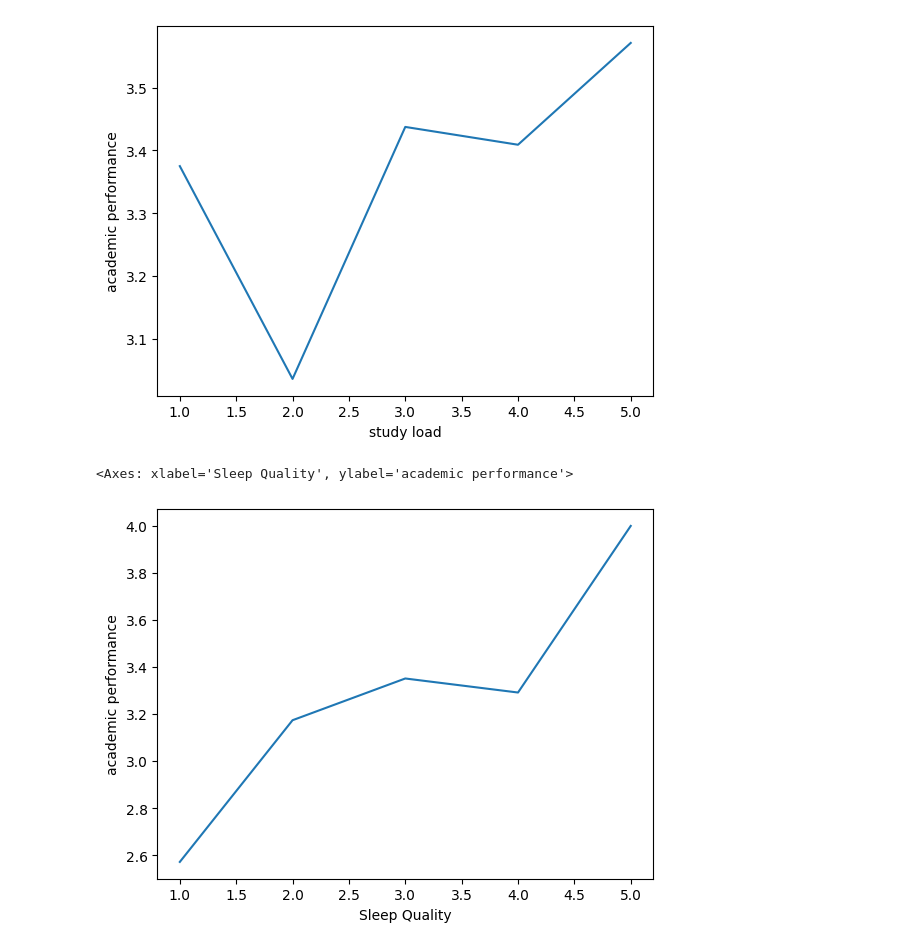
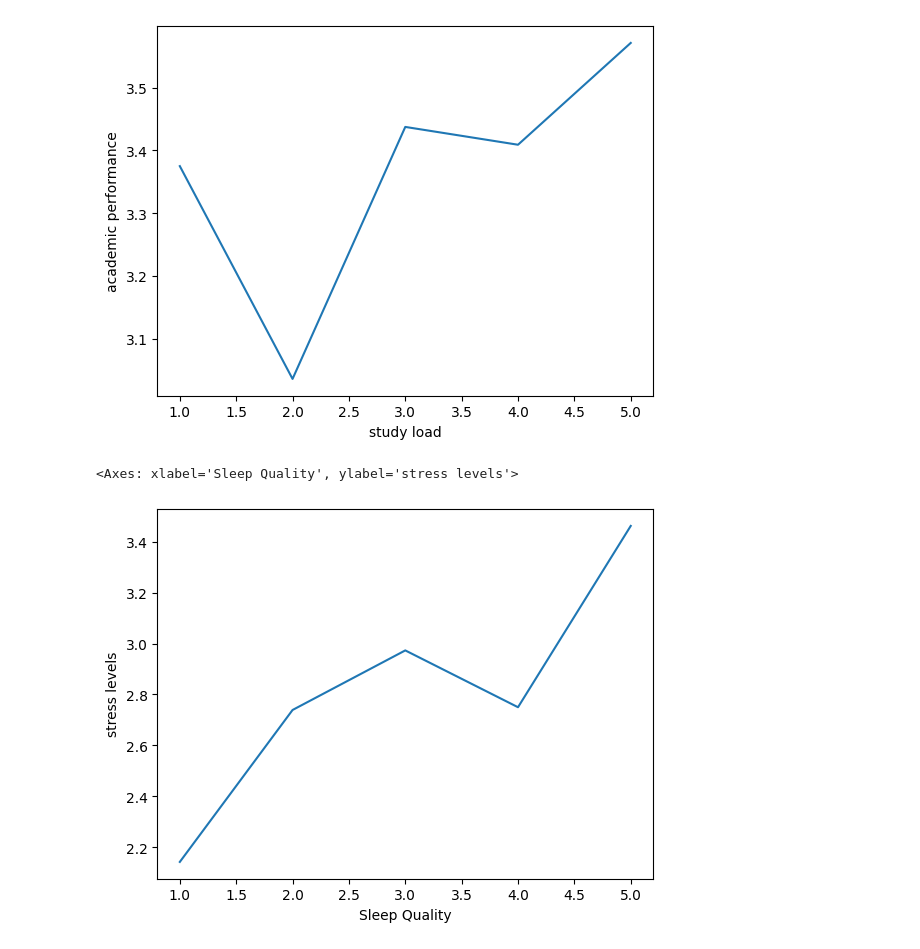
Before and after one commit to ICEI-PUC-Minas-PPL-CDIA/ppl-cd-pcd-sist-int-2024-1-sleepresearch-2024-1, a Jupyter notebook: src/analise_stress.ipynb, the cells around one changed output. Drawn from its saved outputs; the diff is of its cells as text; code cells hidden in the pictures.

```diff
--- a/src/analise_stress.ipynb
+++ b/src/analise_stress.ipynb
@@ -8,3 +6,5 @@ data = pd.read_csv("Student Stress Factors.csv")
+# %%
+data = pd.read_csv("C:\\Users\\julio\\OneDrive\\Documentos\\MeusProjetos\\trabalho\\ppl-cd-pcd-sist-int-2024-1-sleepresearch-2024-1\\assets\\data\\Student Stress Factors.csv")
 # %%
 data.head()
 # %% [output]
@@ -255,7 +255,7 @@ sns.lineplot(data=data, x='study load', y = 'academic performance', errorbar= No
 <Axes: xlabel='study load', ylabel='academic performance'>
 [figure]
 # %%
-sns.lineplot(data=data, x='Sleep Quality', y = 'academic performance', errorbar= None)
+sns.lineplot(data=data, x='Sleep Quality', y = 'stress levels', errorbar= None)
 # %% [output]
-<Axes: xlabel='Sleep Quality', ylabel='academic performance'>
+<Axes: xlabel='Sleep Quality', ylabel='stress levels'>
-[figure, old version]
+[figure, new version]
```
Also changed, not shown: parts of 1 cell of this notebook, 3 other files.
